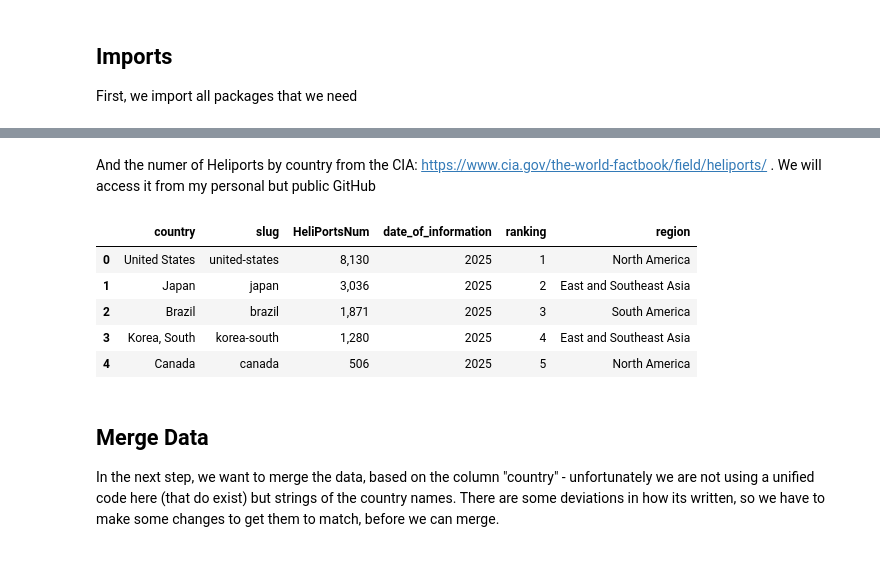
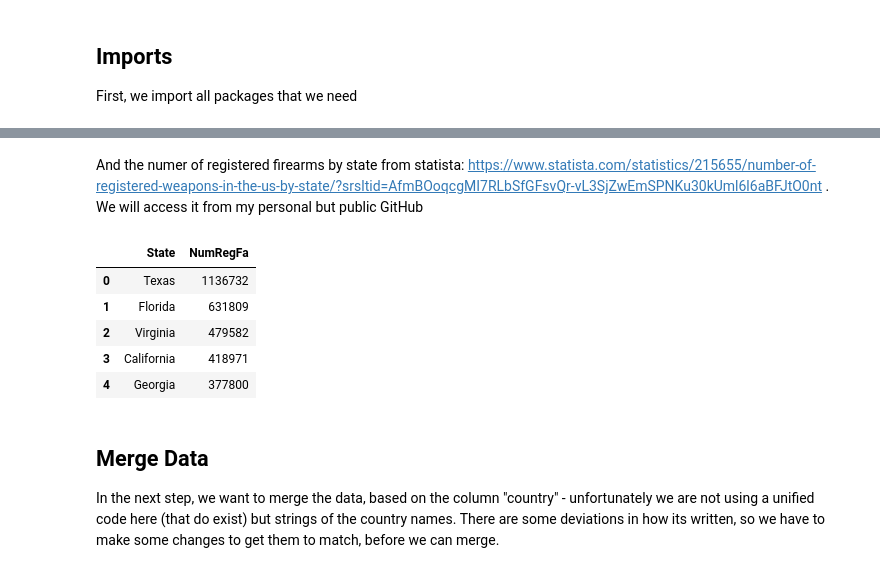
Before and after one commit to vinconig/1IAS21-3, a Jupyter notebook: homework.ipynb, the cells around one changed output, grey strips where cells are left out. Saved outputs shown, nothing was run; the diff lists cells and outputs as text; code cells hidden in the pictures.

```diff
--- a/homework.ipynb
+++ b/homework.ipynb
@@ -31,18 +36,18 @@ countries.head()
 # %% [markdown]
-And the numer of Heliports by country from the CIA: https://www.cia.gov/the-world-factbook/field/heliports/ . We will access it from my personal but public GitHub
+And the numer of registered firearms by state from statista: https://www.statista.com/statistics/215655/number-of-registered-weapons-in-the-us-by-state/?srsltid=AfmBOoqcgMI7RLbSfGFsvQr-vL3SjZwEmSPNKu30kUml6l6aBFJtO0nt . We will access it from my personal but public GitHub
 # %%
-linkGitPers='https://raw.githubusercontent.com/vinconig/1IAS21-2/main/Heliports.csv'
-HeliPorts=pd.read_csv(linkGitPers, sep=',')
-HeliPorts.rename(columns={"name": "country"}, inplace=True)
-HeliPorts.rename(columns={"value": "HeliPortsNum"}, inplace=True)
-HeliPorts.head()
+linkGitData='https://raw.githubusercontent.com/vinconig/1IAS21-3/main/us_states_values.csv'
+RegFa=pd.read_csv(linkGitData, sep=',')
+
+RegFa.rename(columns={"Value": "NumRegFa"}, inplace=True)
+RegFa.head()
 # %% [output]
-|  | country | slug | HeliPortsNum | date_of_information | ranking | region |
-| 0 | United States | united-states | 8,130 | 2025 | 1 | North America |
-| 1 | Japan | japan | 3,036 | 2025 | 2 | East and Southeast Asia |
-| 2 | Brazil | brazil | 1,871 | 2025 | 3 | South America |
-| 3 | Korea, South | korea-south | 1,280 | 2025 | 4 | East and Southeast Asia |
-| 4 | Canada | canada | 506 | 2025 | 5 | North America |
+|  | State | NumRegFa |
+| 0 | Texas | 1136732 |
+| 1 | Florida | 631809 |
+| 2 | Virginia | 479582 |
+| 3 | California | 418971 |
+| 4 | Georgia | 377800 |
 # %% [markdown]
 ## Merge Data
 In the next step, we want to merge the data, based on the column "country" - unfortunately we are not using a unified code here (that do exist) but strings of the country names. There are some deviations in how its written, so we have to make some changes to get them to match, before we can merge.
```
Also changed, not shown: parts of 21 cells of this notebook.
